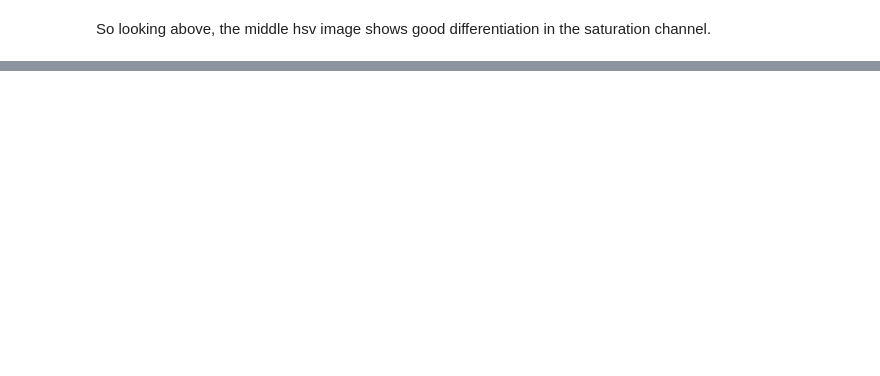
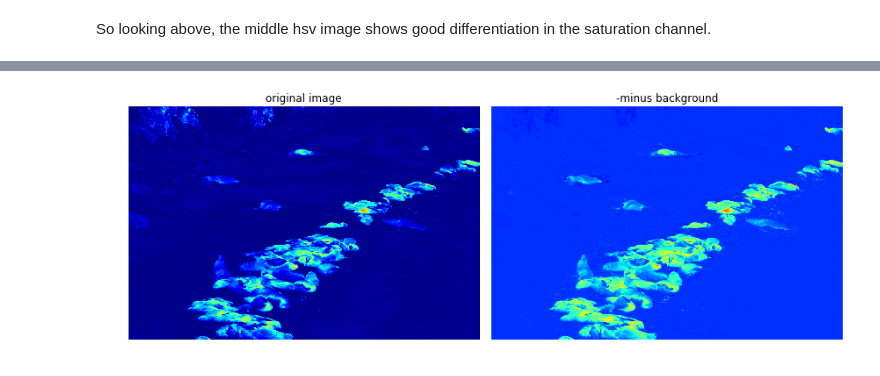
Before and after one commit to mkuiper/SealOrNoSeal, a Jupyter notebook: SealorNoSeal.ipynb, the cells around one changed output, grey strips where cells are left out. Cells and saved outputs as stored; diff of their text form; code cells hidden in the pictures; blank space fills up the shorter version.

```diff
--- a/SealorNoSeal.ipynb
+++ b/SealorNoSeal.ipynb
@@ -75,0 +101,25 @@ plt.imshow(s1*s4,cmap="magma")
+# %%
+
+fig, (ax1,  ax3) = plt.subplots(1, 2, figsize=(12, 12), sharex=True, sharey=True)
+colormap="jet"
+
+ax1.imshow(seal_raw, cmap=colormap)
+ax1.set_title('original image')
+ax1.axis('off')
+ax1.set_adjustable('box-forced')
+
+#ax2.imshow(seal_bg, cmap=colormap)
+#ax2.set_title('background')
+#ax2.axis('off')
+#ax2.set_adjustable('box-forced')
+
+seal_mix=(seal_raw - 0.7*seal_bg)
+
+ax3.imshow(seal_mix, cmap=colormap)
+ax3.set_title('-minus background')
+ax3.axis('off')
+ax3.set_adjustable('box-forced')
+
+fig.tight_layout()
+# %% [output]
+[figure, added]
```
Also changed, not shown: parts of 9 cells of this notebook, 29 other files.
